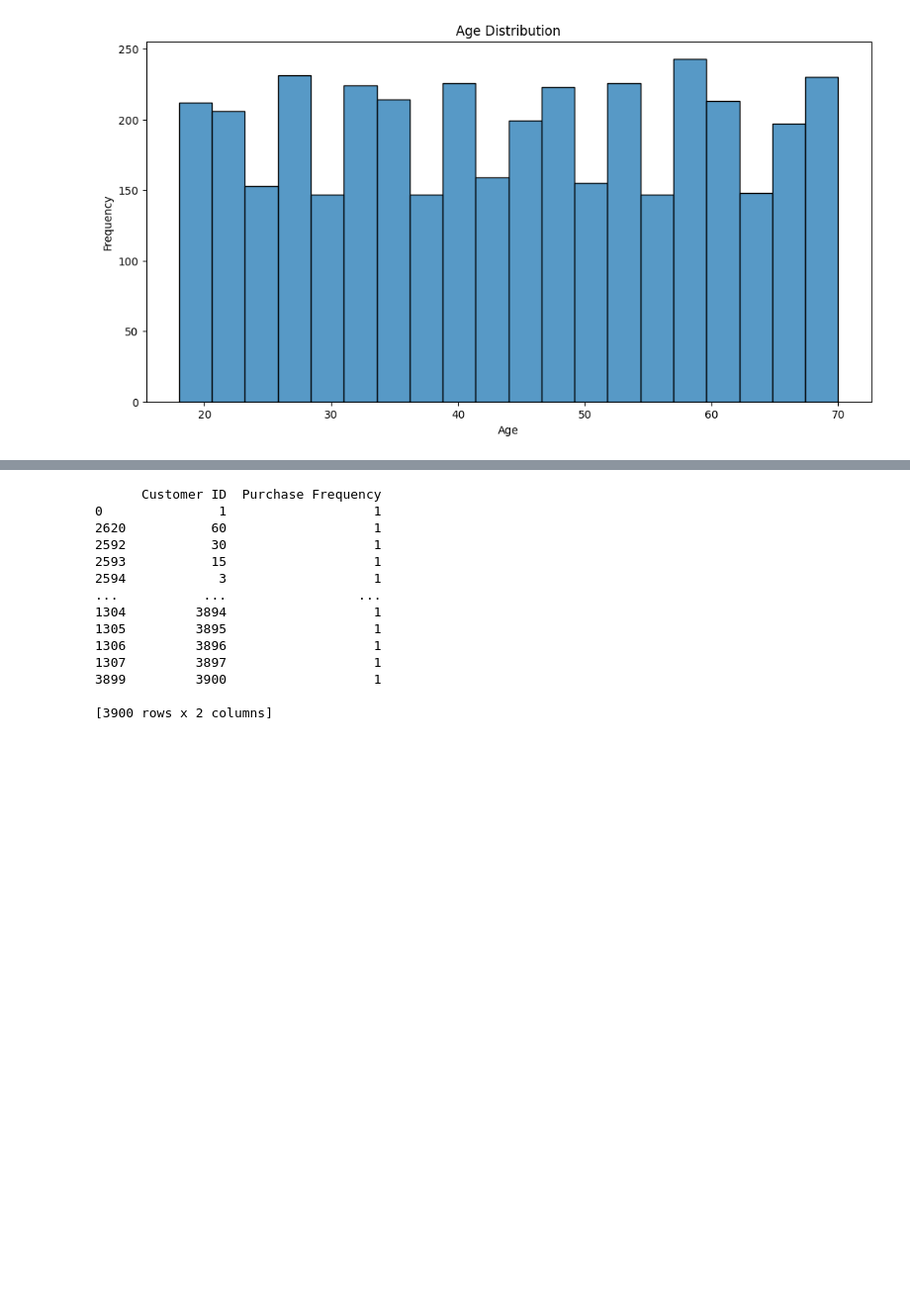
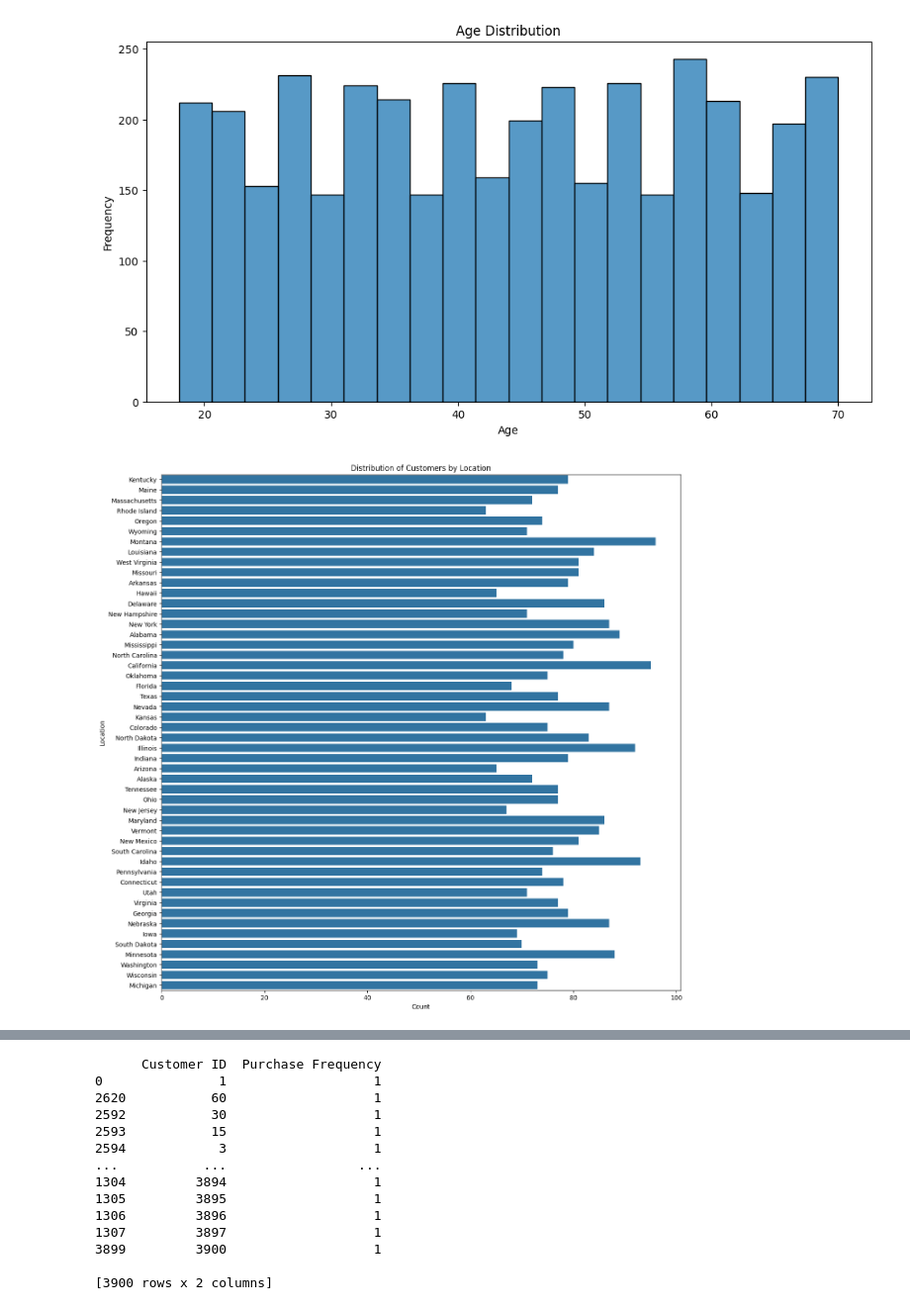
Before and after one commit to delatorrena2016/sql-etl-analytics, a Jupyter notebook: src/etl/wrangle.ipynb, the cells around one changed output, grey strips where cells are left out. Shown at 99% size. Drawn from its saved outputs; the diff is of its cells as text; code cells hidden in the pictures; blank space fills up the shorter version.

```diff
--- a/src/etl/wrangle.ipynb
+++ b/src/etl/wrangle.ipynb
@@ -170,4 +170,14 @@ plt.ylabel('Frequency')
 plt.show()
 # %% [output]
 [figure]
+# %%
+# 7. Geographical Analysis
+plt.figure(figsize=(15,15))
+sns.countplot(y='Location', data=df_trends)
+plt.title('Distribution of Customers by Location')
+plt.xlabel('Count')
+plt.ylabel('Location')
+plt.show()
+# %% [output]
+[figure, added]
 # %%
```
Also changed, not shown: parts of 1 cell of this notebook.
